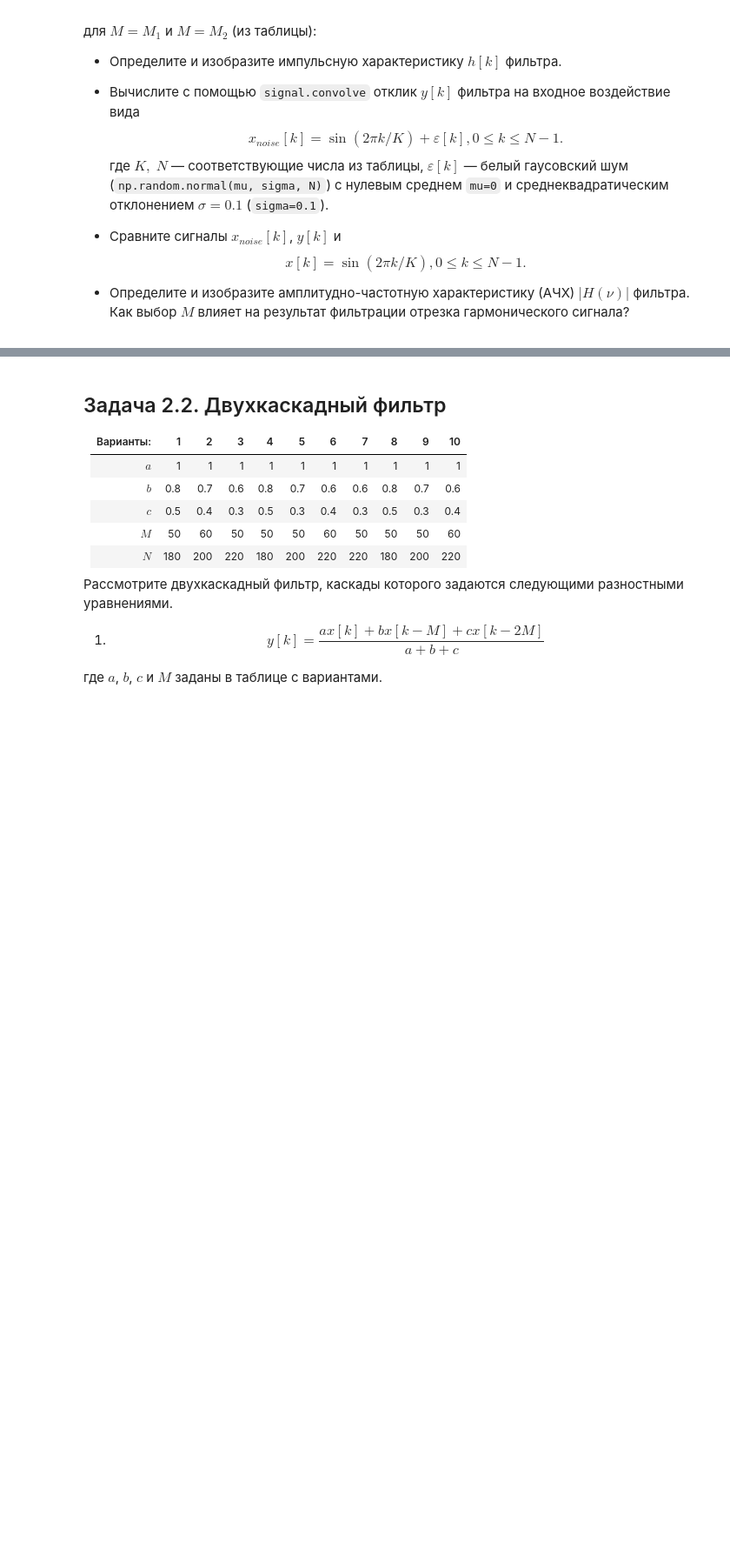
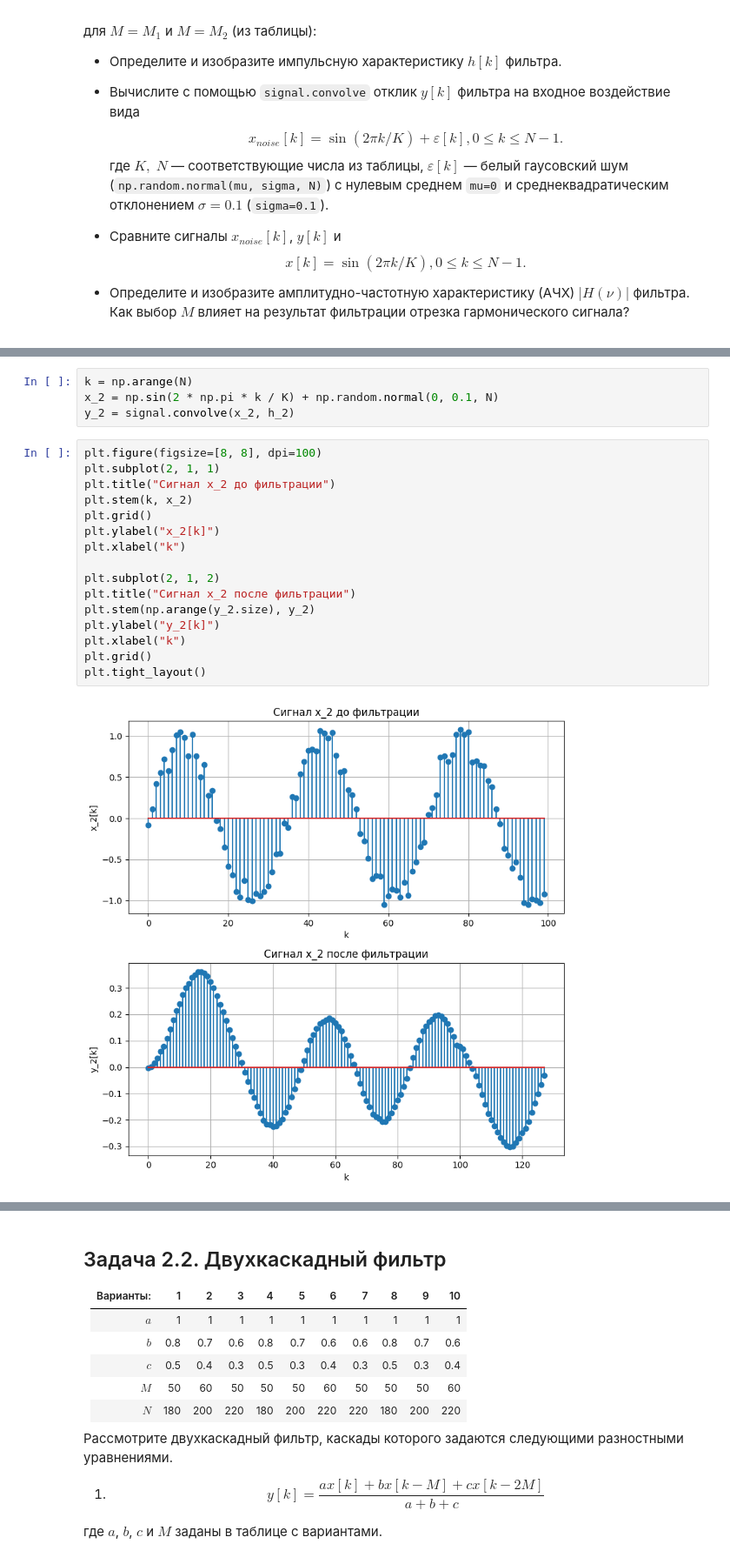
Before and after one commit to sin-diesel/digital-signals-laboratory, a Jupyter notebook: discrete-lti-systems/dsp_lab2.ipynb, the cells around one changed output, grey strips where cells are left out. Shown at 87% size. Drawn from its saved outputs; the diff is of its cells as text; blank space fills up the shorter version.

```diff
--- a/discrete-lti-systems/dsp_lab2.ipynb
+++ b/discrete-lti-systems/dsp_lab2.ipynb
@@ -136,0 +188,22 @@ y_1 = np.
+# %%
+k = np.arange(N)
+x_2 = np.sin(2 * np.pi * k / K) + np.random.normal(0, 0.1, N)
+y_2 = signal.convolve(x_2, h_2)
+# %%
+plt.figure(figsize=[8, 8], dpi=100)
+plt.subplot(2, 1, 1)
+plt.title("Сигнал x_2 до фильтрации")
+plt.stem(k, x_2)
+plt.grid()
+plt.ylabel("x_2[k]")
+plt.xlabel("k")
+
+plt.subplot(2, 1, 2)
+plt.title("Сигнал x_2 после фильтрации")
+plt.stem(np.arange(y_2.size), y_2)
+plt.ylabel("y_2[k]")
+plt.xlabel("k")
+plt.grid()
+plt.tight_layout()
+# %% [output]
+[figure, added]
```
Also changed, not shown: parts of 20 cells of this notebook.
